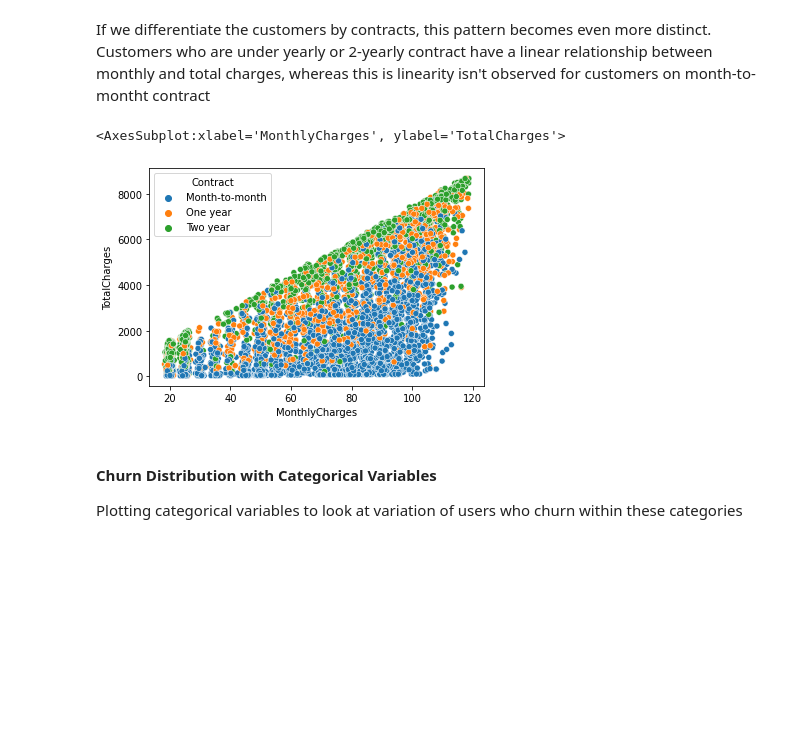
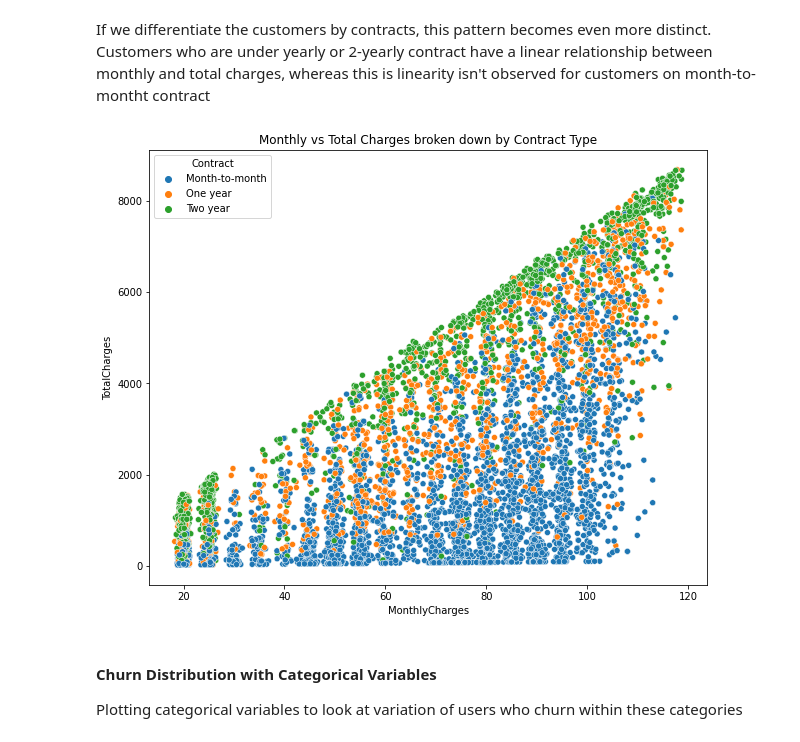
Before and after one commit to leonswl/churn-model, a Jupyter notebook: notebooks/eda.ipynb, the cells around one changed output. Drawn from its saved outputs; the diff is of its cells as text; code cells hidden in the pictures; blank space fills up the shorter version.

```diff
--- a/notebooks/eda.ipynb
+++ b/notebooks/eda.ipynb
@@ -173,10 +172,11 @@ Text(0.5, 1.0, 'Monthly vs Total Charges broken down by Churn Outcomes')
 # %% [markdown]
 If we differentiate the customers by contracts, this pattern becomes even more distinct. Customers who are under yearly or 2-yearly contract have a linear relationship between monthly and total charges, whereas this is linearity isn't observed for customers on month-to-montht contract
 # %%
-sns.scatterplot(data=df1,x='MonthlyCharges',y='TotalCharges',hue='Contract')
+charges1_fig, charges1_ax = plt.subplots(figsize=(10,8))
+sns.scatterplot(data=df1,x='MonthlyCharges',y='TotalCharges',hue='Contract',ax=charges1_ax)
+charges1_ax.set_title("Monthly vs Total Charges broken down by Contract Type");
 # %% [output]
-<AxesSubplot:xlabel='MonthlyCharges', ylabel='TotalCharges'>
-[figure, old version]
+[figure, new version]
 # %% [markdown]
 #### Churn Distribution with Categorical Variables
 Plotting categorical variables to look at variation of users who churn within these categories
```
Also changed, not shown: parts of 1 cell of this notebook.
